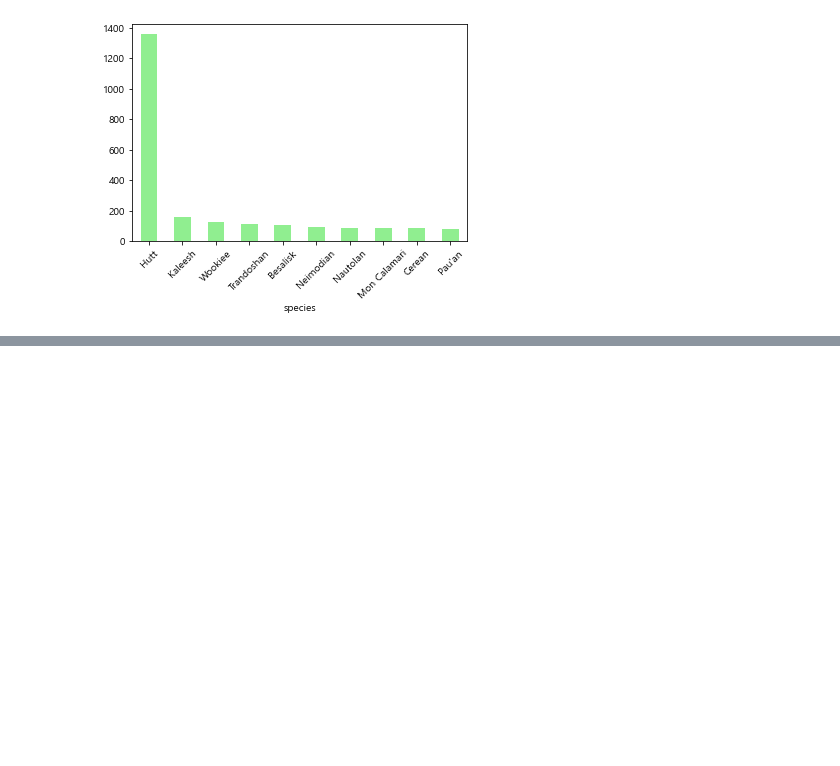
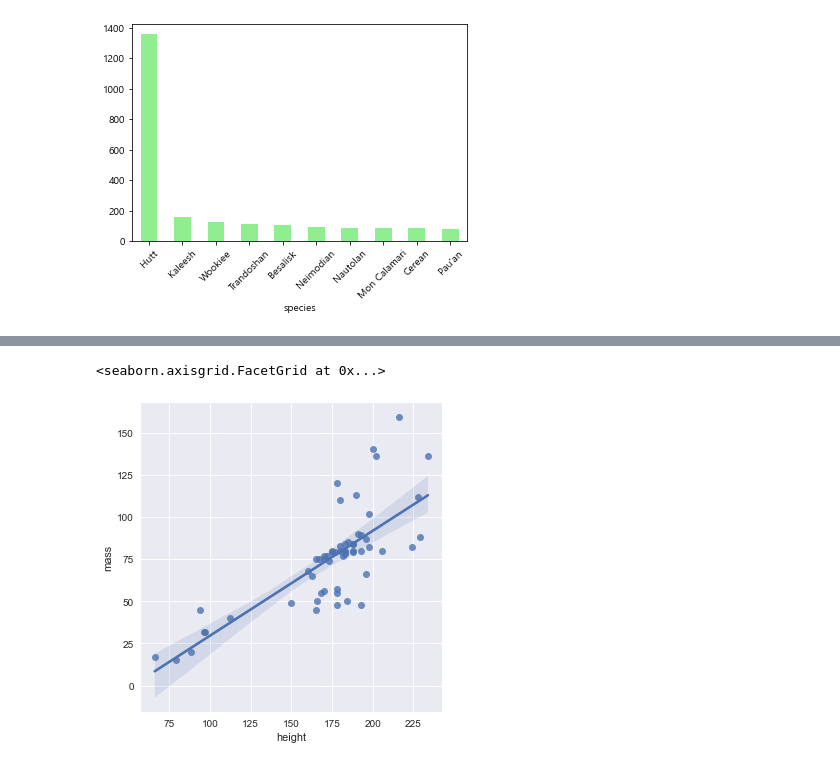
Before and after one commit to HwangJuu/jupyternotebook, a Jupyter notebook: project/3. 스타워즈/스타워즈.ipynb, the cells around one changed output, grey strips where cells are left out. Cells and saved outputs as stored; diff of their text form; code cells hidden in the pictures; blank space fills up the shorter version.

```diff
--- a/project/스타워즈/스타워즈.ipynb
+++ b/project/3. 스타워즈/스타워즈.ipynb
@@ -557,0 +612,5 @@ weight['mass'].sort_values(ascending=False).head(10).plot.bar(color='lightgreen'
+# %%
+sns.lmplot(data=starwars.loc[out1 & out2], x='height', y='mass')
+# %% [output]
+<seaborn.axisgrid.FacetGrid at 0x...>
+[figure, added]
```
Also changed, not shown: parts of 14 cells of this notebook, 16 other files.
